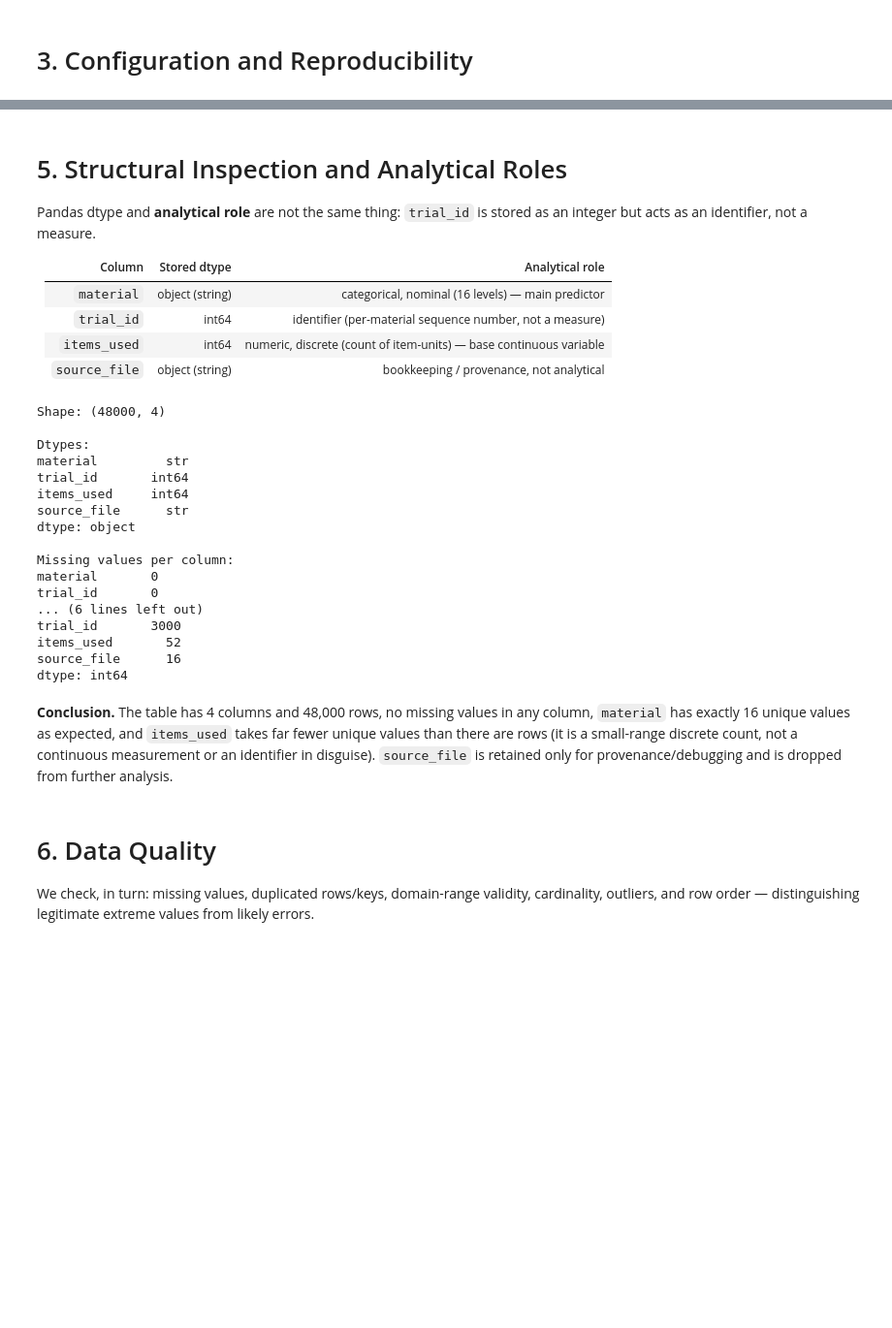
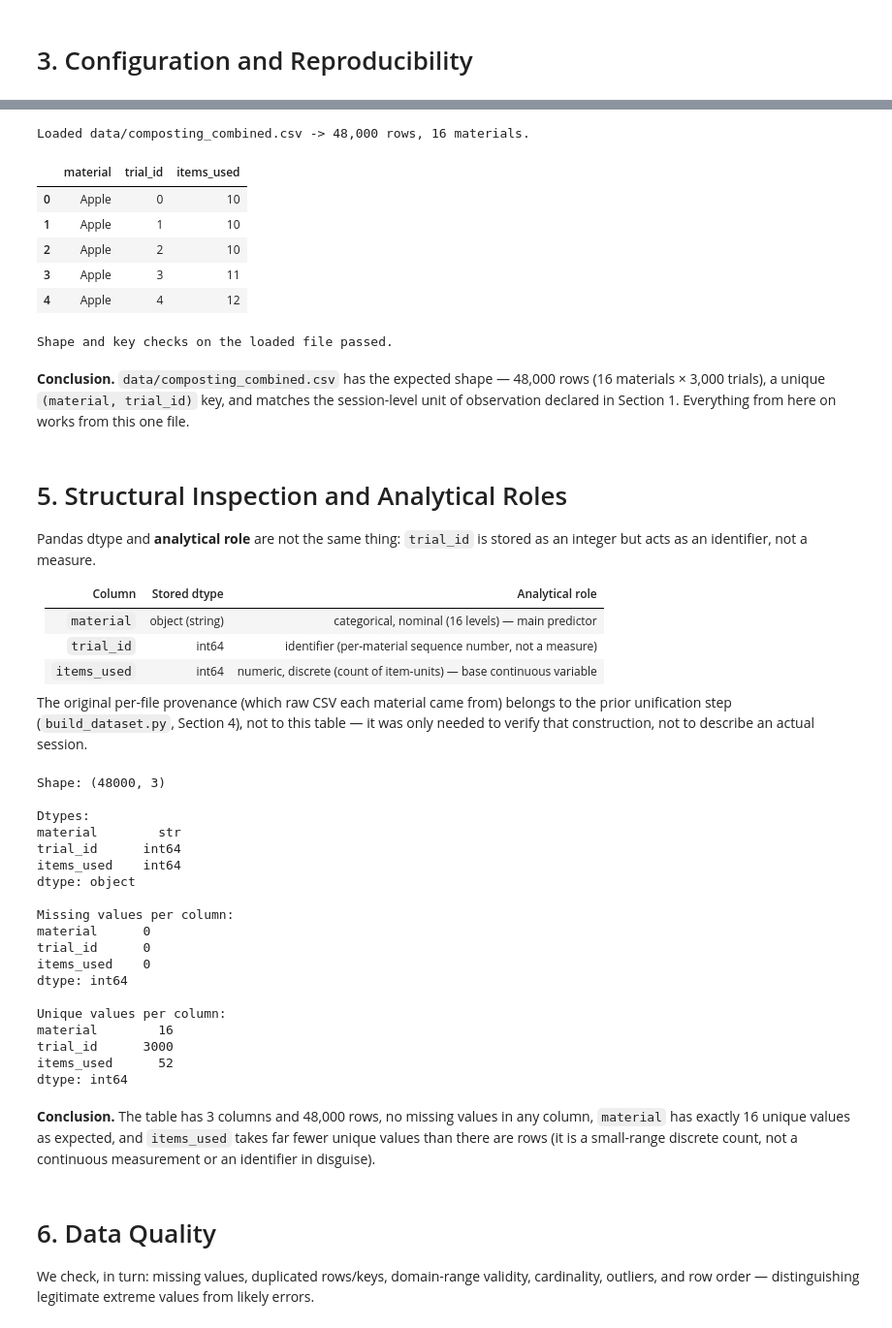
Before and after one commit to errodd/minecraft_composting_success_predictor, a Jupyter notebook: notebooks/01_eda.ipynb, the cells around one changed output, grey strips where cells are left out. Shown at 97% size. Cells and saved outputs as stored; diff of their text form; code cells hidden in the pictures; blank space fills up the shorter version.

```diff
--- a/notebooks/01_eda.ipynb
+++ b/notebooks/01_eda.ipynb
@@ -240,3 +154,31 @@ observation: one row per simulated composting session.
+# %%
+
+composting = pd.read_csv(DATA_DIR / "composting_combined.csv")
+print(f"Loaded data/composting_combined.csv -> {len(composting):,} rows, {composting['material'].nunique()} materials.")
+composting.head()
+# %% [output]
+Loaded data/composting_combined.csv -> 48,000 rows, 16 materials.
+|  | material | trial_id | items_used |
+| 0 | Apple | 0 | 10 |
+| 1 | Apple | 1 | 10 |
+| 2 | Apple | 2 | 10 |
+| 3 | Apple | 3 | 11 |
+| 4 | Apple | 4 | 12 |
+# %%
+
+# --- Confirm the unified file matches the expected shape -----------------
+assert list(composting.columns) == ["material", "trial_id", "items_used"]
+assert len(composting) == 48_000, "Unexpected row count in composting_combined.csv"
+assert composting["material"].nunique() == 16, "Unexpected number of distinct materials"
+assert composting.duplicated(subset=["material", "trial_id"]).sum() == 0, "Duplicate (material, trial_id) key"
+print("Shape and key checks on the loaded file passed.")
+# %% [output]
+Shape and key checks on the loaded file passed.
+# %% [markdown]
+
+**Conclusion.** `data/composting_combined.csv` has the expected shape — 48,000 rows (16 materials × 3,000
+trials), a unique `(material, trial_id)` key, and matches the session-level unit of observation declared in
+Section 1. Everything from here on works from this one file.
 # %% [markdown]
 
 # 5. Structural Inspection and Analytical Roles
@@ -249,7 +191,10 @@ an identifier, not a measure.
 | `material` | object (string) | categorical, nominal (16 levels) — main predictor |
 | `trial_id` | int64 | identifier (per-material sequence number, not a measure) |
 | `items_used` | int64 | numeric, discrete (count of item-units) — base continuous variable |
-| `source_file` | object (string) | bookkeeping / provenance, not analytical |
+
+The original per-file provenance (which raw CSV each material came from) belongs to the prior unification
+step (`build_dataset.py`, Section 4), not to this table — it was only needed to verify that construction,
+not to describe an actual session.
 # %%
 
 print("Shape:", composting.shape)
@@ -263,26 +208,27 @@ print()
 print("Unique values per column:")
 print(composting.nunique())
 # %% [output]
-Shape: (48000, 4)
+Shape: (48000, 3)
 
 Dtypes:
-material         str
-trial_id       int64
-items_used     int64
-source_file      str
+material        str
+trial_id      int64
+items_used    int64
 dtype: object
 
 Missing values per column:
-material       0
-trial_id       0
-... (6 lines left out)
-trial_id       3000
-items_used       52
-source_file      16
+material      0
+trial_id      0
+items_used    0
 dtype: int64
+
+Unique values per column:
+material        16
+trial_id      3000
+items_used      52
+dtype: int64
 # %% [markdown]
 
-**Conclusion.** The table has 4 columns and 48,000 rows, no missing values in any column, `material` has
+**Conclusion.** The table has 3 columns and 48,000 rows, no missing values in any column, `material` has
 exactly 16 unique values as expected, and `items_used` takes far fewer unique values than there are rows
 (it is a small-range discrete count, not a continuous measurement or an identifier in disguise).
-`source_file` is retained only for provenance/debugging and is dropped from further analysis.
```
Also changed, not shown: parts of 19 cells of this notebook, 4 other files.
